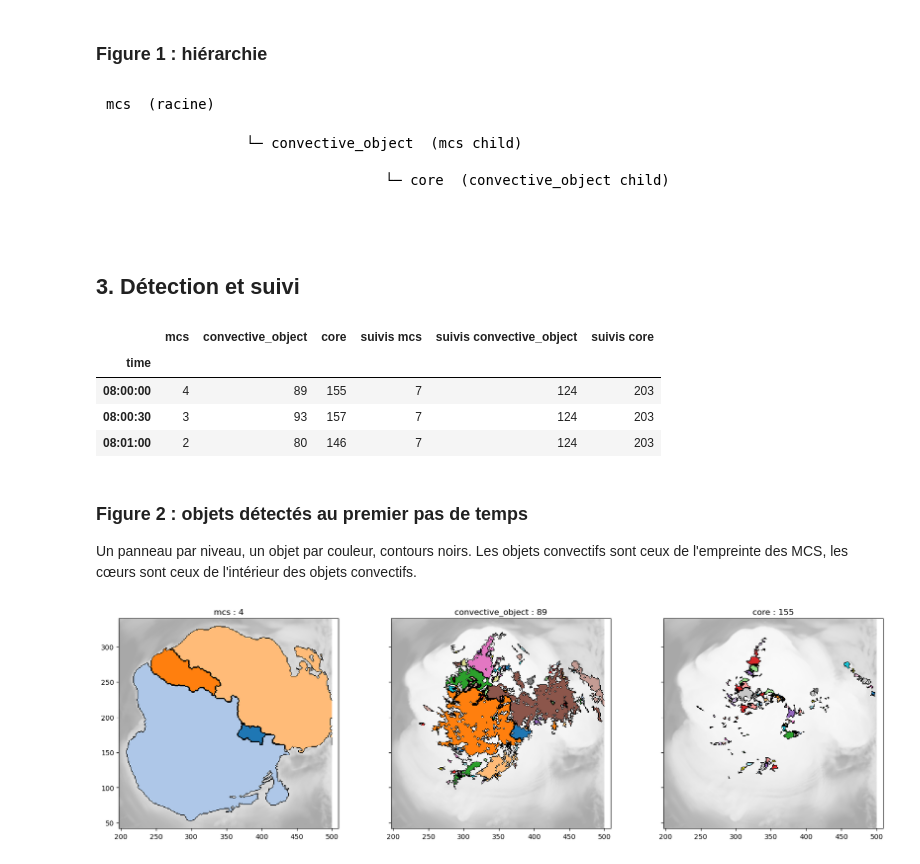
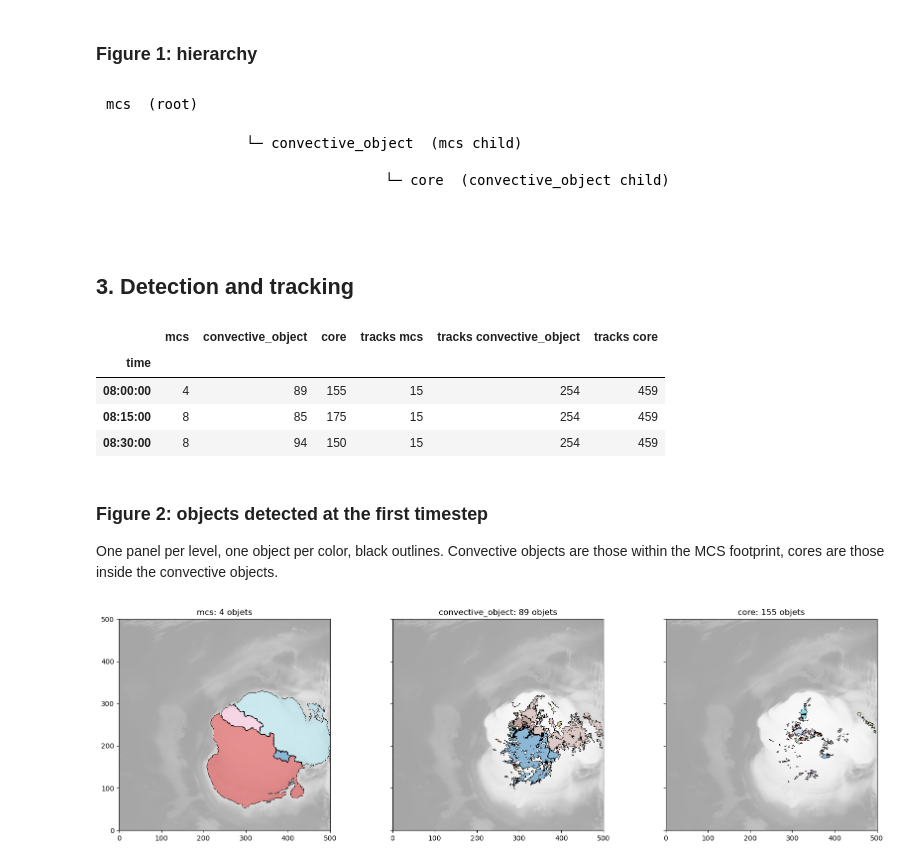
Before and after one commit to FlorianMEQ/convective_tracking, a Jupyter notebook: examples/convective_cores_example.ipynb, the cells around one changed output. Saved outputs shown, nothing was run; the diff lists cells and outputs as text; code cells hidden in the pictures.

Commit message:
Create documentation. Fix tracking. Fix notebook. Fix typo.

```diff
--- a/examples/convective_cores_example.ipynb
+++ b/examples/convective_cores_example.ipynb
@@ -31,7 +31,7 @@ from src.tracking import AdvectedIoUTracker, HierarchicalTrackingEngine, Trackin
 # %%
 NETCDF_PATH = os.environ.get(
     "NETCDF_PATH",
-    "/home/ricj/Documents/Meso-nh/mesochain/learning/cnn/DATA/MesoNH-ice3_CADDIWAF7_1km.nc",
+    "../DATA/sample_caddiwa.nc",
 )
 N_TIMES = 3
 
@@ -43,5 +43,5 @@ else:
 
 time_values = [str(f["time"].values).split("T")[-1].split(".")[0] for f in frames]
 timestamps_s = [float(pd.Timestamp(f["time"].values).timestamp()) for f in frames]
-print(f"{len(frames)} pas de temps : {time_values}")
+print(f"{len(frames)} timesteps: {time_values}")
 # %% [output]
@@ -101,7 +101,7 @@ levels = [
 ]
 level_names = [lvl.name for lvl in levels]
 # %% [markdown]
-### Figure 1 : hiérarchie
+### Figure 1: hierarchy
 # %%
 def depth(level):
     parent = {lvl.name: lvl for lvl in levels}.get(level.parent_name)
@@ -111,15 +111,15 @@ def depth(level):
 fig, ax = plt.subplots(figsize=(6, 1.6))
 ax.axis("off")
 for i, lvl in enumerate(levels):
-    role = "racine" if lvl.parent_name is None else f"{lvl.parent_name} child"
+    role = "root" if lvl.parent_name is None else f"{lvl.parent_name} child"
     ax.text(0.03 * depth(lvl) * 10, 1 - 0.3 * i, f"{'└─ ' if lvl.parent_name else ''}{lvl.name}  ({role})",
             va="top", family="monospace")
 ax.set_ylim(0, 1)
 plt.show()
 # %% [output]
-[figure, old version]
+[figure, new version]
 # %% [markdown]
-## 3. Détection et suivi
+## 3. Detection and tracking
 # %%
 engine = HierarchicalTrackingEngine(levels)
 result = engine.run_and_track(datasets=frames, time_values=time_values, timestamps_s=timestamps_s)
@@ -128,38 +128,71 @@ results, tracks = result["results_by_time"], result["tracks_by_level"]
 pd.DataFrame(
     {name: [len(step["levels"][name]) for step in results] for name in level_names},
     index=pd.Index(time_values, name="time"),
-).assign(**{f"suivis {n}": [len(tracks[n])] * len(results) for n in level_names})
+).assign(**{f"tracks {n}": [len(tracks[n])] * len(results) for n in level_names})
 # %% [output]
-|  | mcs | convective_object | core | suivis mcs | suivis convective_object | suivis core |
+|  | mcs | convective_object | core | tracks mcs | tracks convective_object | tracks core |
 | time |  |  |  |  |  |  |
-| 08:00:00 | 4 | 89 | 155 | 7 | 124 | 203 |
-| 08:00:30 | 3 | 93 | 157 | 7 | 124 | 203 |
-| 08:01:00 | 2 | 80 | 146 | 7 | 124 | 203 |
+| 08:00:00 | 4 | 89 | 155 | 15 | 254 | 459 |
+| 08:15:00 | 8 | 85 | 175 | 15 | 254 | 459 |
+| 08:30:00 | 8 | 94 | 150 | 15 | 254 | 459 |
 # %% [markdown]
-### Figure 2 : objets détectés au premier pas de temps
+### Figure 2: objects detected at the first timestep
 
-Un panneau par niveau, un objet par couleur, contours noirs. Les objets convectifs sont ceux de l'empreinte des MCS, les cœurs sont ceux de l'intérieur des objets convectifs.
+One panel per level, one object per color, black outlines. Convective objects are those within the MCS footprint, cores are those inside the convective objects.
 # %%
+def plot_detection(t):
+    tb = np.asarray(frames[t][PARAMS["tb_var"]].values).squeeze()
 
-def plot_detection(t):
-    tb = tb_of(t)
     fig, axs = plt.subplots(1, 3, figsize=(17, 5), sharex=True, sharey=True)
+
     for ax, lvl in zip(axs, levels):
         objs = results[t]["levels"][lvl.name]
-        own = {o["object_id"]: i for i, o in enumerate(objs, 1)}
-        labels = object_image(tb.shape, objs, lambda o: own[o["object_id"]])
+        index_key = "indices_2d" if lvl.name == "mcs" else "indices_3d"
+        labels = np.zeros(tb.shape, dtype=int)
+
+        for label, obj in enumerate(objs, start=1):
+            coords = np.asarray(obj[index_key], dtype=int)
+            if coords.size == 0:
+                continue
+
+            # Pour les indices 3D (k, j, i), projeter sur (j, i).
+            yx = coords[:, -2:]
+            labels[yx[:, 0], yx[:, 1]] = label
+
         ax.imshow(tb, origin="lower", cmap="gray_r", alpha=0.35)
-        ax.imshow(colored(labels), origin="lower", **COLOR)
-        ax.imshow(np.ma.masked_equal(find_boundaries(labels, mode="inner"), 0), origin="lower", cmap="gray_r",
-                  vmin=0, vmax=1, interpolation="nearest")
-        ax.set_title(f"{lvl.name} : {len(objs)}")
+
+        if objs:
+            cmap = plt.get_cmap("tab20", len(objs))
+            overlay = np.ma.masked_equal(labels, 0)
+            ax.imshow(
+                overlay,
+                origin="lower",
+                cmap=cmap,
+                vmin=1,
+                vmax=len(objs),
+                alpha=COLOR.get("alpha", 0.5),
+                interpolation="nearest",
+            )
+
+            boundaries = find_boundaries(labels, mode="inner")
+            ax.imshow(
+                np.ma.masked_equal(boundaries, 0),
+                origin="lower",
+                cmap="gray_r",
+                vmin=0,
+                vmax=1,
+                interpolation="nearest",
+            )
+
+        ax.set_title(f"{lvl.name}: {len(objs)} objets")
+
     axs[0].set_xlim(VIEW[1].start, VIEW[1].stop)
     axs[0].set_ylim(VIEW[0].start, VIEW[0].stop)
-    plt.tight_layout(rect=(0, 0, 1, 0.97))
+    plt.tight_layout()
     plt.show()
 
 
 plot_detection(0)
 # %% [output]
-[figure, old version]
+[figure, new version]
 # %% [markdown]
```
Also changed, not shown: parts of 9 cells of this notebook, 15 other files.
